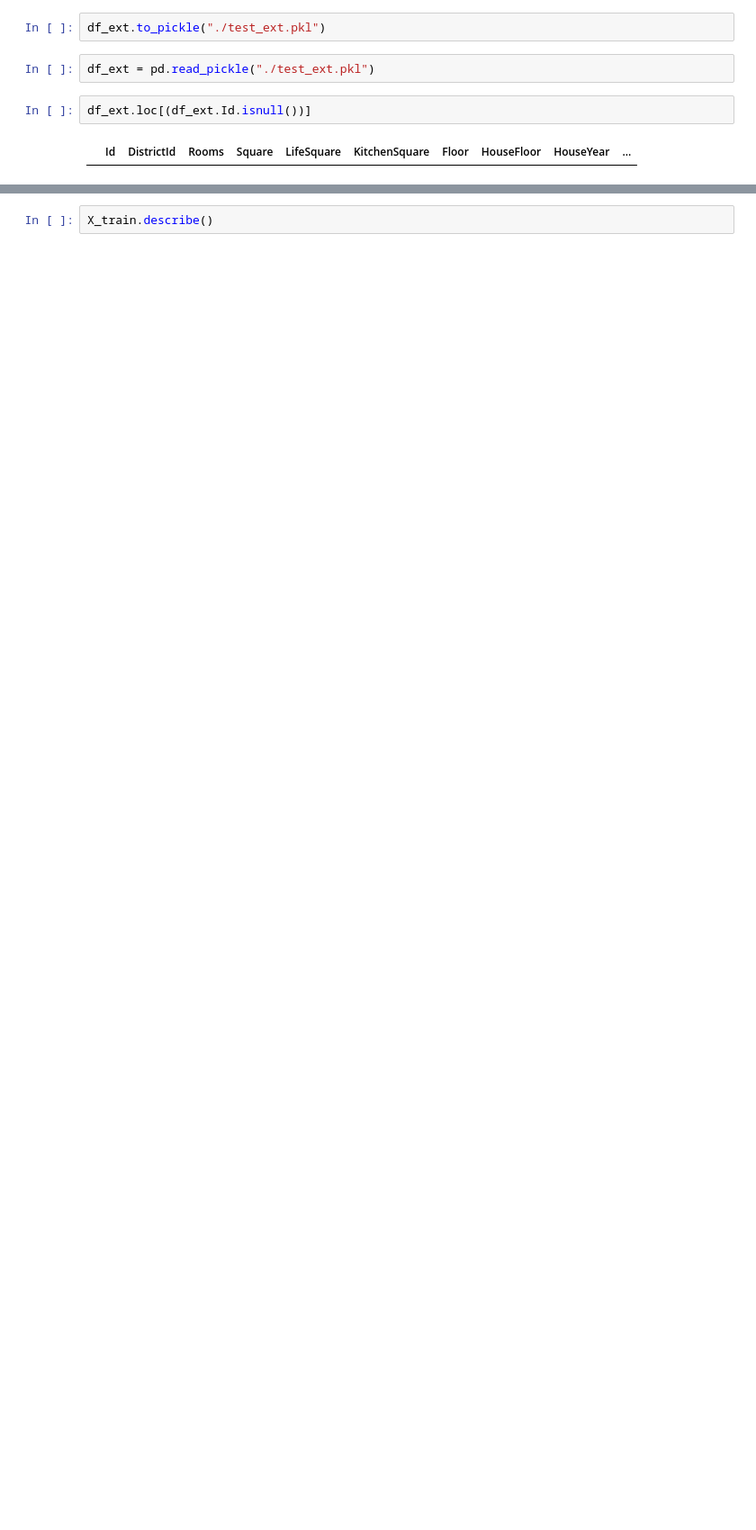
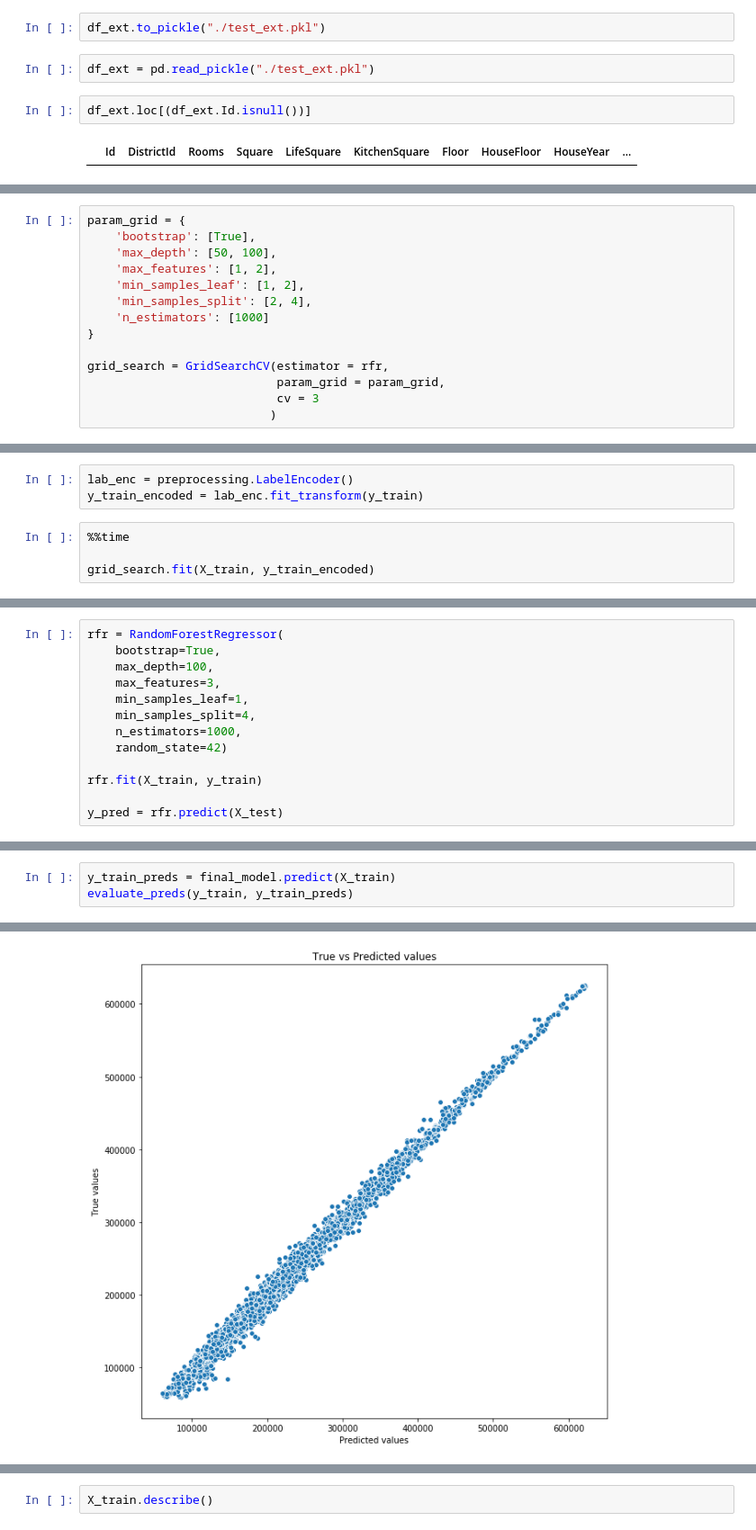
Before and after one commit to comrade747/python, a Jupyter notebook: project_task/ErshovAA_workbook1.ipynb, the cells around one changed output, grey strips where cells are left out. Shown at 90% size. Cells and saved outputs as stored; diff of their text form; blank space fills up the shorter version.

```diff
--- a/project_task/ErshovAA_workbook1.ipynb
+++ b/project_task/ErshovAA_workbook1.ipynb
@@ -958,0 +951,14 @@ X_train.loc[(X_train.clusters_8_7.isnull() == True)]
+# %%
+param_grid = {
+    'bootstrap': [True],
+    'max_depth': [50, 100],
+    'max_features': [1, 2],
+    'min_samples_leaf': [1, 2],
+    'min_samples_split': [2, 4],
+    'n_estimators': [1000]
+}
+
+grid_search = GridSearchCV(estimator = rfr,
+                           param_grid = param_grid,
+                           cv = 3
+                          )
@@ -958,0 +968,7 @@ X_train.loc[(X_train.clusters_8_7.isnull() == True)]
+# %%
+lab_enc = preprocessing.LabelEncoder()
+y_train_encoded = lab_enc.fit_transform(y_train)
+# %%
+%%time
+
+grid_search.fit(X_train, y_train_encoded)
@@ -958,0 +1000,13 @@ X_train.loc[(X_train.clusters_8_7.isnull() == True)]
+# %%
+rfr = RandomForestRegressor(
+    bootstrap=True,
+    max_depth=100,
+    max_features=3,
+    min_samples_leaf=1,
+    min_samples_split=4,
+    n_estimators=1000,
+    random_state=42)
+
+rfr.fit(X_train, y_train)
+
+y_pred = rfr.predict(X_test)
@@ -982,0 +1046,4 @@ Name: Price, Length: 6700, dtype: float64
+# %%
+y_train_preds = final_model.predict(X_train)
+evaluate_preds(y_train, y_train_preds)
+# %% [output]
@@ -982,0 +1053 @@ Name: Price, Length: 6700, dtype: float64
+[figure, added]
```
Also changed, not shown: parts of 29 cells of this notebook.
